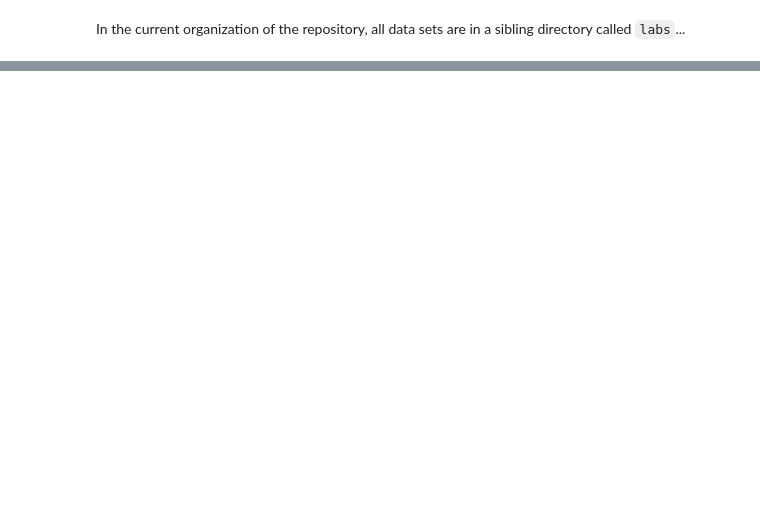
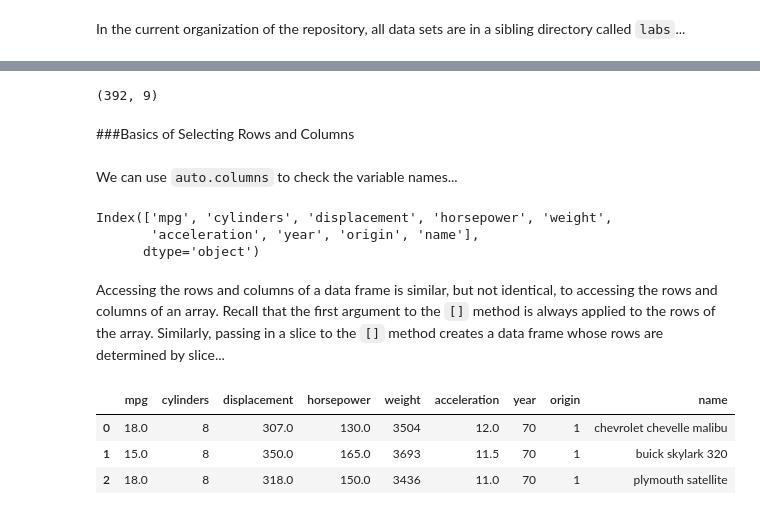
Before and after one commit to taadith/python-projects, a Jupyter notebook: intro-stat-learning/labs/ISLP_Lab_Ch_02.ipynb, the cells around one changed output, grey strips where cells are left out. Drawn from its saved outputs; the diff is of its cells as text; code cells hidden in the pictures; blank space fills up the shorter version.

````diff
--- a/intro-stat-learning/labs/ISLP_Lab_Ch_02.ipynb
+++ b/intro-stat-learning/labs/ISLP_Lab_Ch_02.ipynb
@@ -870,0 +1450,24 @@ os.chdir(data_directory)
+# %%
+auto = auto.dropna()
+auto.shape
+# %% [output]
+(392, 9)
+# %% [markdown]
+###Basics of Selecting Rows and Columns
+# %% [markdown]
+We can use ```auto.columns``` to check the variable names...
+# %%
+auto.columns
+# %% [output]
+Index(['mpg', 'cylinders', 'displacement', 'horsepower', 'weight',
+       'acceleration', 'year', 'origin', 'name'],
+      dtype='object')
+# %% [markdown]
+Accessing the rows and columns of a data frame is similar, but not identical, to accessing the rows and columns of an array. Recall that the first argument to the ```[]``` method is always applied to the rows of the array. Similarly, passing in a slice to the ```[]``` method creates a data frame whose rows are determined by slice...
+# %%
+auto[:3]
+# %% [output]
+|  | mpg | cylinders | displacement | horsepower | weight | acceleration | year | origin | name |
+| 0 | 18.0 | 8 | 307.0 | 130.0 | 3504 | 12.0 | 70 | 1 | chevrolet chevelle malibu |
+| 1 | 15.0 | 8 | 350.0 | 165.0 | 3693 | 11.5 | 70 | 1 | buick skylark 320 |
+| 2 | 18.0 | 8 | 318.0 | 150.0 | 3436 | 11.0 | 70 | 1 | plymouth satellite |
````
Also changed, not shown: parts of 88 cells of this notebook.
